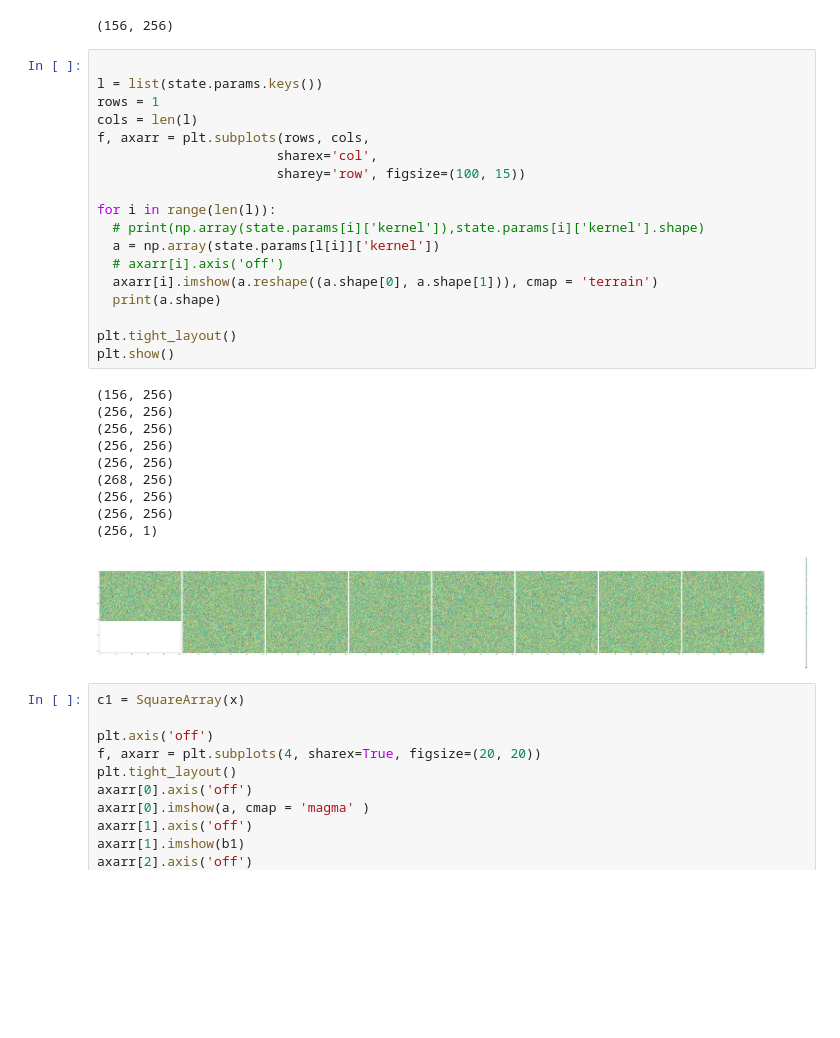
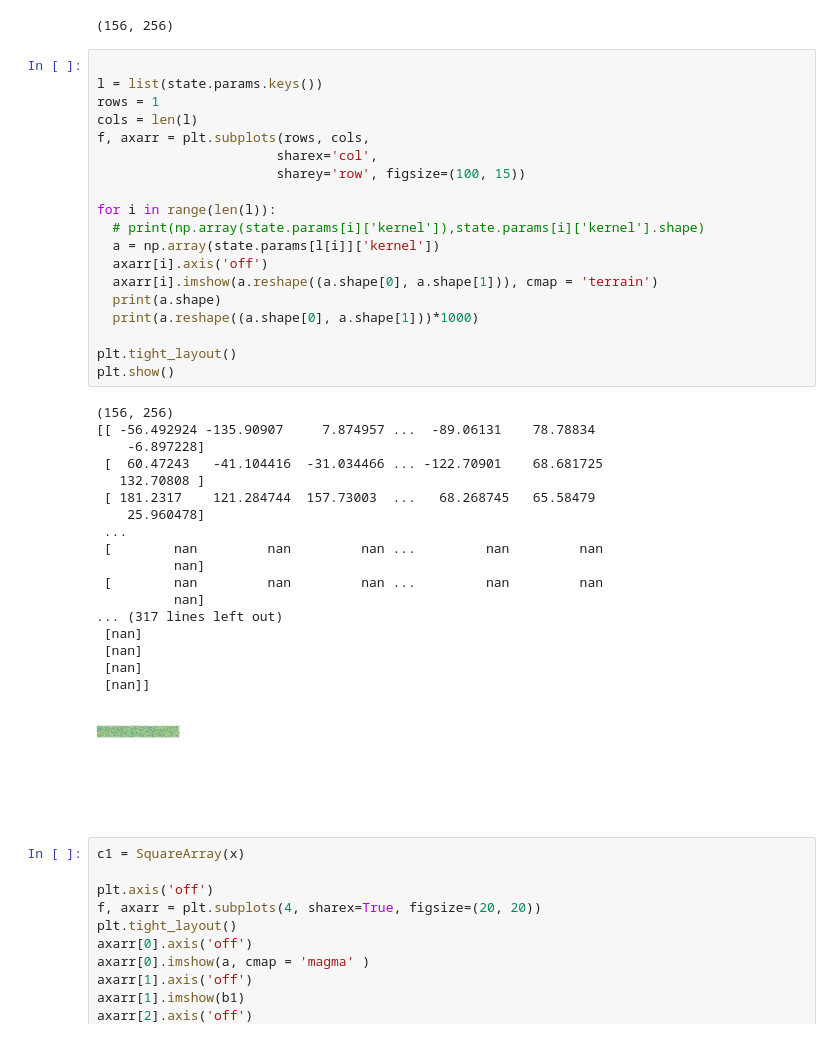
Before and after one commit to 1kaiser/jax-unet, a Jupyter notebook: MLP_TreeCover_JAX.ipynb, the cells around one changed output. Cells and saved outputs as stored; diff of their text form; blank space fills up the shorter version.

```diff
--- a/MLP_TreeCover_JAX.ipynb
+++ b/MLP_TreeCover_JAX.ipynb
@@ -352,32 +352,41 @@ state.params['Dense_0']['kernel'].shape
 # %%
 
 l = list(state.params.keys())
 rows = 1
 cols = len(l)
 f, axarr = plt.subplots(rows, cols,
                        sharex='col',
                        sharey='row', figsize=(100, 15))
 
 for i in range(len(l)):
   # print(np.array(state.params[i]['kernel']),state.params[i]['kernel'].shape)
   a = np.array(state.params[l[i]]['kernel'])
-  # axarr[i].axis('off')
+  axarr[i].axis('off')
   axarr[i].imshow(a.reshape((a.shape[0], a.shape[1])), cmap = 'terrain')
   print(a.shape)
+  print(a.reshape((a.shape[0], a.shape[1]))*1000)
 
 plt.tight_layout()
 plt.show()
 # %% [output]
 (156, 256)
-(256, 256)
-(256, 256)
-(256, 256)
-(256, 256)
-(268, 256)
-(256, 256)
-(256, 256)
-(256, 1)
+[[ -56.492924 -135.90907     7.874957 ...  -89.06131    78.78834
+    -6.897228]
+ [  60.47243   -41.104416  -31.034466 ... -122.70901    68.681725
+   132.70808 ]
+ [ 181.2317    121.284744  157.73003  ...   68.268745   65.58479
+    25.960478]
+ ...
+ [        nan         nan         nan ...         nan         nan
+          nan]
+ [        nan         nan         nan ...         nan         nan
+          nan]
+... (317 lines left out)
+ [nan]
+ [nan]
+ [nan]
+ [nan]]
-[figure, old version]
+[figure, new version]
 # %%
 c1 = SquareArray(x)
 
```
Also changed, not shown: parts of 1 cell of this notebook.
